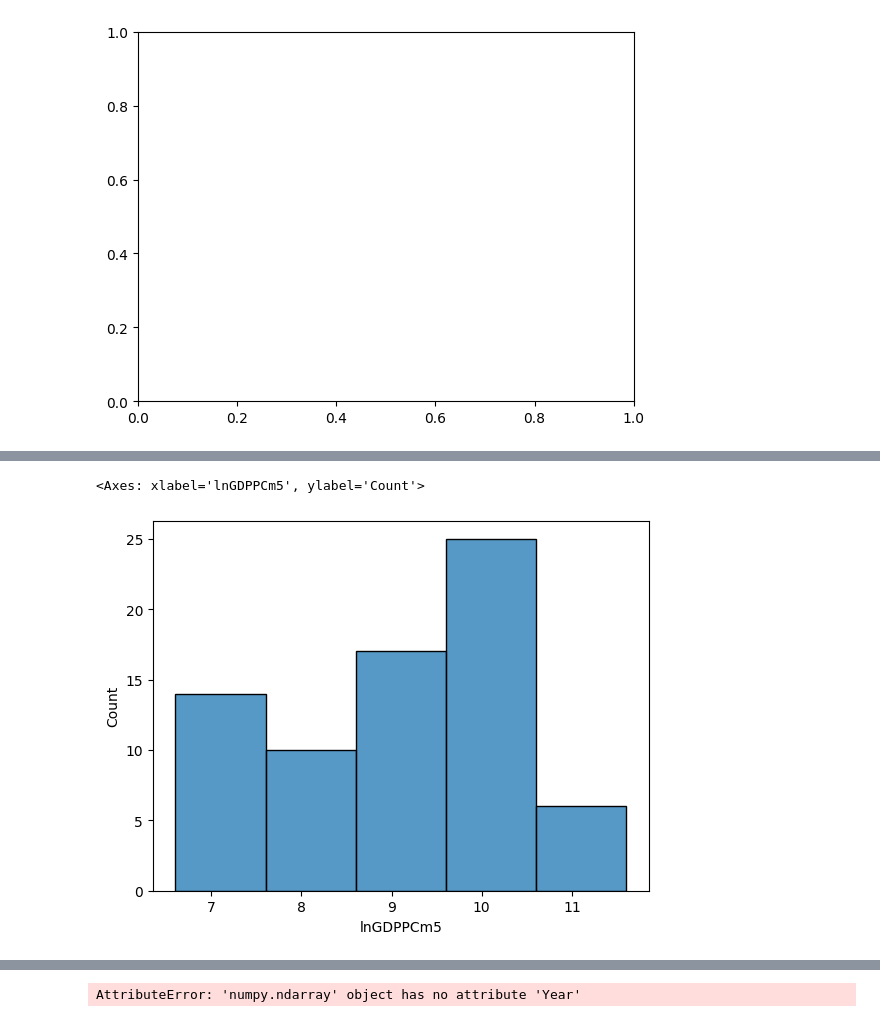
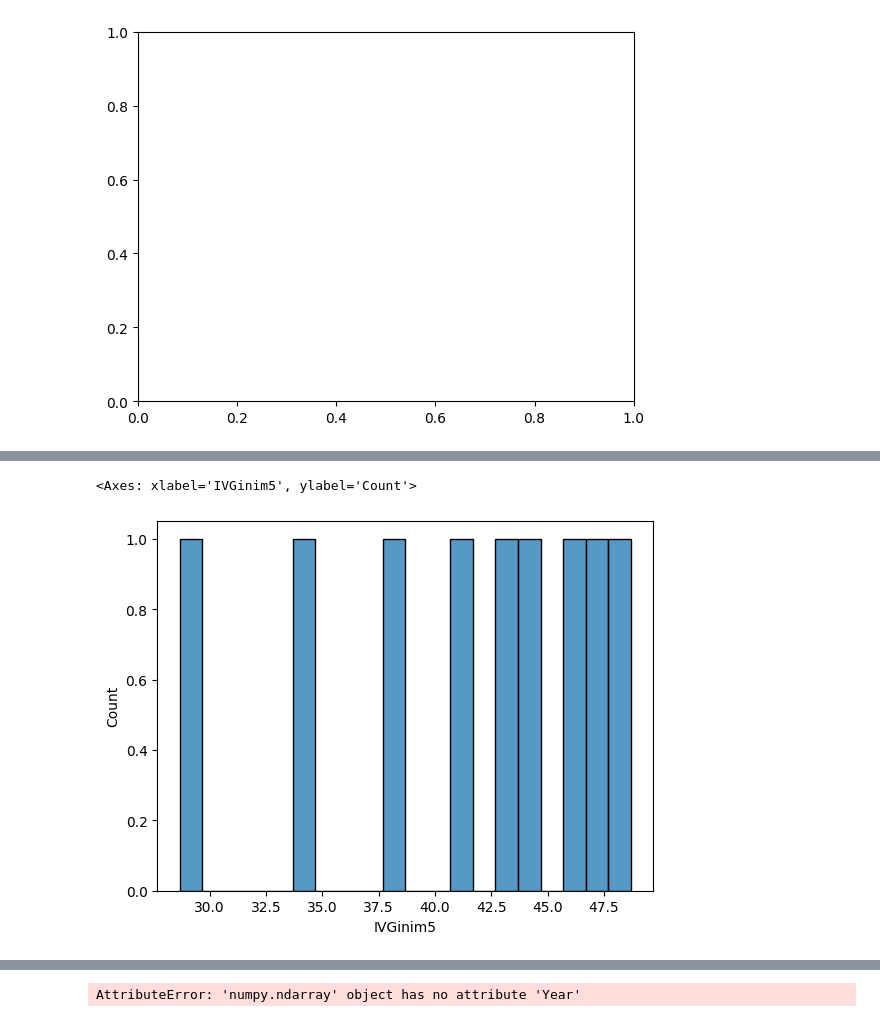
Before and after one commit to JTayMilli/GonGrowth, a Jupyter notebook: Data Processing.ipynb, the cells around one changed output, grey strips where cells are left out. Cells and saved outputs as stored; diff of their text form; code cells hidden in the pictures.

```diff
--- a/Data Processing.ipynb
+++ b/Data Processing.ipynb
@@ -519,11 +519,11 @@ FinDev.Year = FinDev.Year.astype(int)
 FinDev = FinDev[FinDev['Country'] != "Aruba, Kingdom of the Netherlands"]
 FinDev = FinDev[FinDev['Country'] != "Curaçao, Kingdom of the Netherlands"] #countries that don't matter
 FinDev = FinDev[FinDev['Country'] != "Sint Maarten, Kingdom of the Netherlands"]
-
-FinDev = FinDev.merge(( FinDev.groupby('Country')[["Year","FDI"]]
+FinDev = FinDev.rename(columns = {'FDI': 'FD'})
+FinDev = FinDev.merge(( FinDev.groupby('Country')[["Year","FD"]]
                    .rolling(5, min_periods=1, on='Year', closed = "right")
                    .mean().reset_index().drop(columns = "level_1")
-                   .rename(columns = {'FDI':'FDIavg'}) ), on = ["Country", "Year"], how = "left")#.fillna(0)
+                   .rename(columns = {'FD':'FDavg'}) ), on = ["Country", "Year"], how = "left")#.fillna(0)
 
 FinDev["Country"] = cc.convert(names = FinDev['Country'], to = "name_short")
 FinDev = FinDev.replace("not found",np.nan).replace(0,np.nan).dropna()
@@ -949,11 +949,13 @@ Index(['Country', 'Year', 'CTFP', 'CWTFP', 'TFP', 'WTFP', 'Gini', 'gini_disp',
       dtype='object')
-# %%
-TGall['GFDIavg'] = TGall['FDIavg'] * TGall['IVGinim5']
-TGall['G2FDIavg'] = TGall['FDIavg'] * TGall['IVGini2m5']
+# %%
+TGall['GFDavg'] = TGall['FDavg'] * TGall['Ginim5']
+TGall['G2FDavg'] = TGall['FDavg'] * TGall['Gini2m5']
+TGall['IVGFDavg'] = TGall['FDavg'] * TGall['IVGinim5']
+TGall['IVG2FDavg'] = TGall['FDavg'] * TGall['IVGini2m5']
 # %%
 #X = TGall[["Year", "Country", "IVlnGGm5","IVGinim5", "lnGDPPC", "lnGDPPCm5", 'IVGini2m5', 'IVlnGG2m5', 'IVGini3m5', 'IVlnGG3m5', "IVlnG2Gm5", "IVlnG2G2m5", "IVlnG2G3m5", 'lnGDPPC2m5', "n", "OPS", "TWWIavg"]].replace(0,np.nan).dropna()
 #X = TGall[["Year", "Country", "IVlnGGm5","IVGinim5", "d5pGDPPC", "lnGDPPCm5", 'IVGini2m5', 'IVlnGG2m5', 'IVGini3m5', 'IVlnGG3m5', "n", "OPS", "TWWIavg", "dpTWWIavg"]].replace(0,np.nan).dropna()
-X = TGall[["Year", "Country", "IVlnGGm5","IVGinim5", "lnGDPPC", "lnGDPPCm5", 'IVGini2m5', 'IVlnGG2m5', "n", "OPS", "TWWIavg", "dpTWWIavg", 'FDIavg', 'GFDIavg', 'G2FDIavg']].replace(0,np.nan).dropna()
+X = TGall[["Year", "Country", "IVlnGGm5","IVGinim5", "lnGDPPC", "lnGDPPCm5", 'IVGini2m5', 'IVlnGG2m5', "n", "OPS", "TWWIavg", "dpTWWIavg", 'FDavg', 'GFDavg', 'G2FDavg']].replace(0,np.nan).dropna()
 #X = TGall[["Year", "Country", "IVlnGGm5","IVGinim5", "lnGDPPC", "lnGDPPCm5", 'IVGini2m5', 'IVlnGG2m5', "n", "OPS", "TWWIavg", "dpTWWIavg", 'RelGDPPCm5', 'IVRelGGm5', 'IVRelGG2m5']].replace(0,np.nan).dropna()
 X = X[(np.abs(stats.zscore(X.drop(columns = ["Year", "Country"]))) < 3).all(axis=1)]
 X = X.groupby('Country').filter(lambda x: len(x) >= 5) #remove countries with less then 4 data points
@@ -973,9 +975,9 @@ ission.loc[len(ission)] = reg.coef_
 Arti = pd.DataFrame(columns = X.columns)
 Arti['IVGinim5'] = range(1,100) ###This goes first!
 Arti['Country'] = 'Gabon'
-Arti['Year'] = 1990
-Arti['lnGDPPCm5'] = 9
-Arti['FDIavg'] = .2
+Arti['Year'] = 2018
+Arti['lnGDPPCm5'] = 10
+Arti['FDavg'] = .49
 #Arti['GDPPCm5'] = np.exp(Arti['lnGDPPCm5'][0])
 #Arti['lnGDPPC2m5'] = Arti['lnGDPPCm5'] ** 2
 Arti['n'] = X.n.mean()
@@ -988,8 +990,8 @@ Arti['IVGini2m5'] = Arti['IVGinim5'] ** 2
 Arti['IVlnGGm5'] = Arti['IVGinim5'] * Arti['lnGDPPCm5']
 Arti['IVlnGG2m5'] = Arti['IVGini2m5'] * Arti['lnGDPPCm5']
 
-Arti['GFDIavg']  = Arti['FDIavg'] * Arti['IVGinim5']
-Arti['G2FDIavg']  = Arti['FDIavg'] * Arti['IVGini2m5']
+Arti['GFDavg']  = Arti['FDavg'] * Arti['IVGinim5']
+Arti['G2FDavg']  = Arti['FDavg'] * Arti['IVGini2m5']
 #Arti['IVlnGG3m5'] = Arti['IVGini3m5'] * Arti['lnGDPPCm5']
 """
 Arti['RelGDPPCm5'] = Arti['GDPPCm5'][0] / TGall[TGall.Year == Arti.Year[0]].GDPPCm5.max()
@@ -1058,14 +1080,14 @@ plt.show()
 # %%
 ed = X[X.lnGDPPC < 100]
-#ed = ed[ed.lnGDPPCm5 > 8.5]
+ed = ed[ed.lnGDPPCm5 > 10.5]
 ed = ed[ed.Year == 2018]
 ed['dpGDPPC'] = ed['lnGDPPC'] - ed['lnGDPPCm5']
 ed[['Country', 'lnGDPPCm5', 'IVGinim5', 'dpGDPPC']]
-sns.histplot(ed.lnGDPPCm5, binwidth= 1)
+sns.histplot(ed.IVGinim5, binwidth= 1)
 #sns.scatterplot(data = ed, x = 'IVGinim5', y = 'dpGDPPC')
 # %% [output]
-<Axes: xlabel='lnGDPPCm5', ylabel='Count'>
+<Axes: xlabel='IVGinim5', ylabel='Count'>
-[figure, old version]
+[figure, new version]
 # %%
 def mainReg(lnGDPPCm5):
     #X = TGall[["Year", "Country", "IVlnGGm5","IVGinim5", "lnGDPPC", "lnGDPPCm5", 'IVGini2m5', 'IVlnGG2m5', 'IVGini3m5', 'IVlnGG3m5', "IVlnG2Gm5", "IVlnG2G2m5", "IVlnG2G3m5", 'lnGDPPC2m5', "n", "OPS", "TWWIavg"]].replace(0,np.nan).dropna()
```
Also changed, not shown: parts of 8 cells of this notebook, 2 other files.
